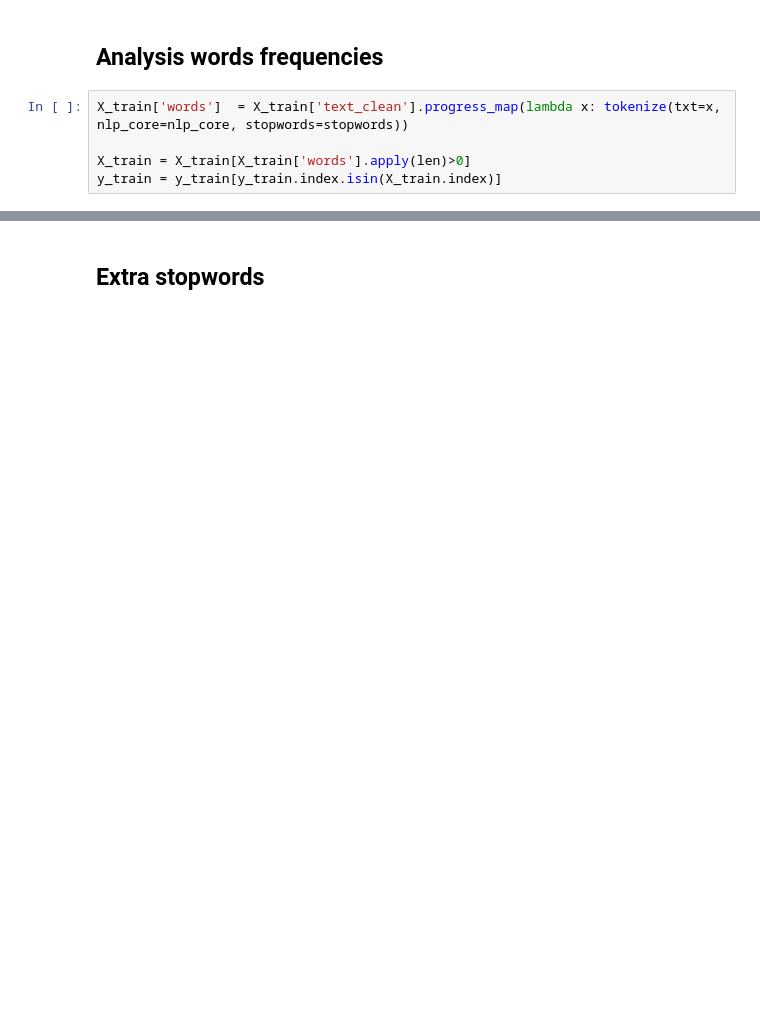
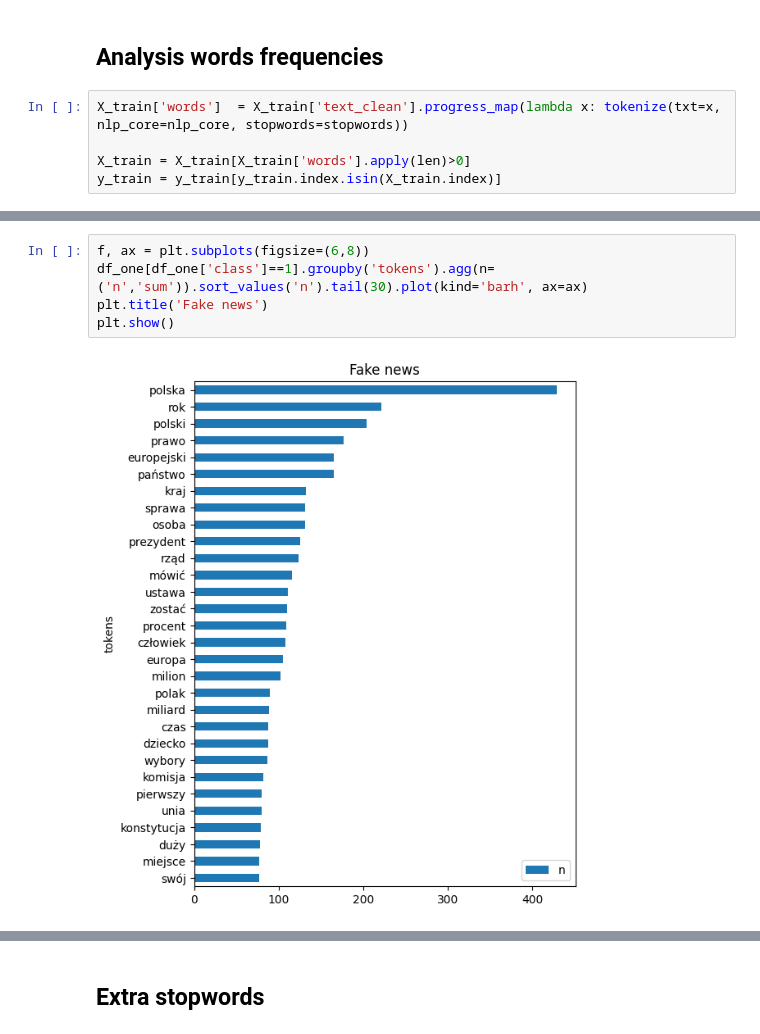
Before and after one commit to MarBry111/Fake-News-Detection-for-statements-in-Polish-Language, a Jupyter notebook: 01_dataset/02_EDA.ipynb, the cells around one changed output, grey strips where cells are left out. Drawn from its saved outputs; the diff is of its cells as text; blank space fills up the shorter version.

```diff
--- a/01_dataset/02_EDA.ipynb
+++ b/01_dataset/02_EDA.ipynb
@@ -81,0 +89,7 @@ plt.show()
+# %%
+f, ax = plt.subplots(figsize=(6,8))
+df_one[df_one['class']==1].groupby('tokens').agg(n=('n','sum')).sort_values('n').tail(30).plot(kind='barh', ax=ax)
+plt.title('Fake news')
+plt.show()
+# %% [output]
+[figure, added]
```
Also changed, not shown: parts of 19 cells of this notebook.
